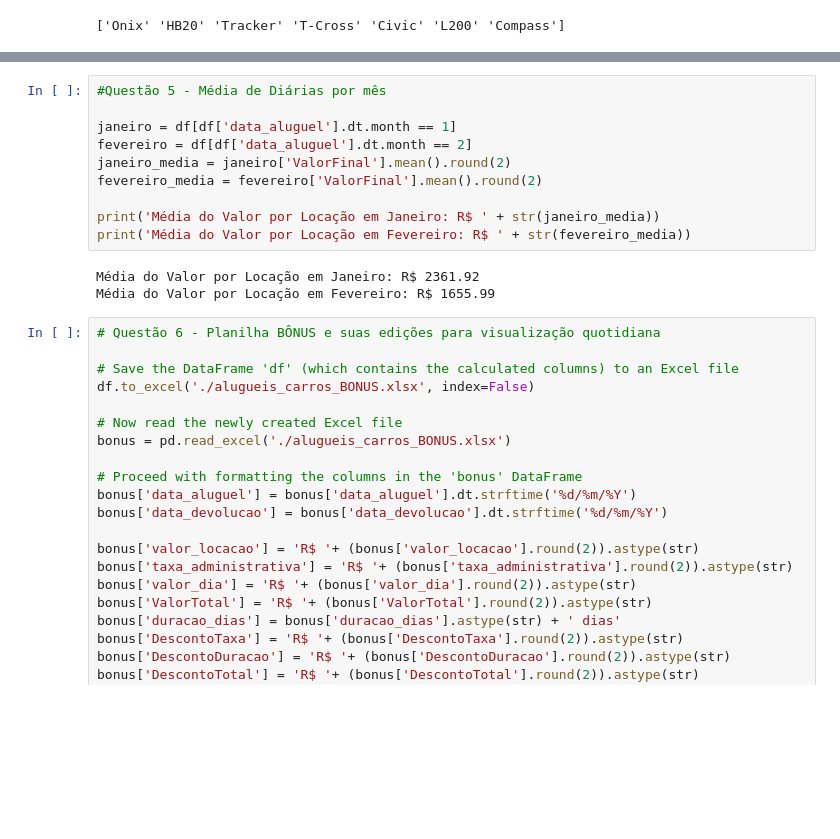
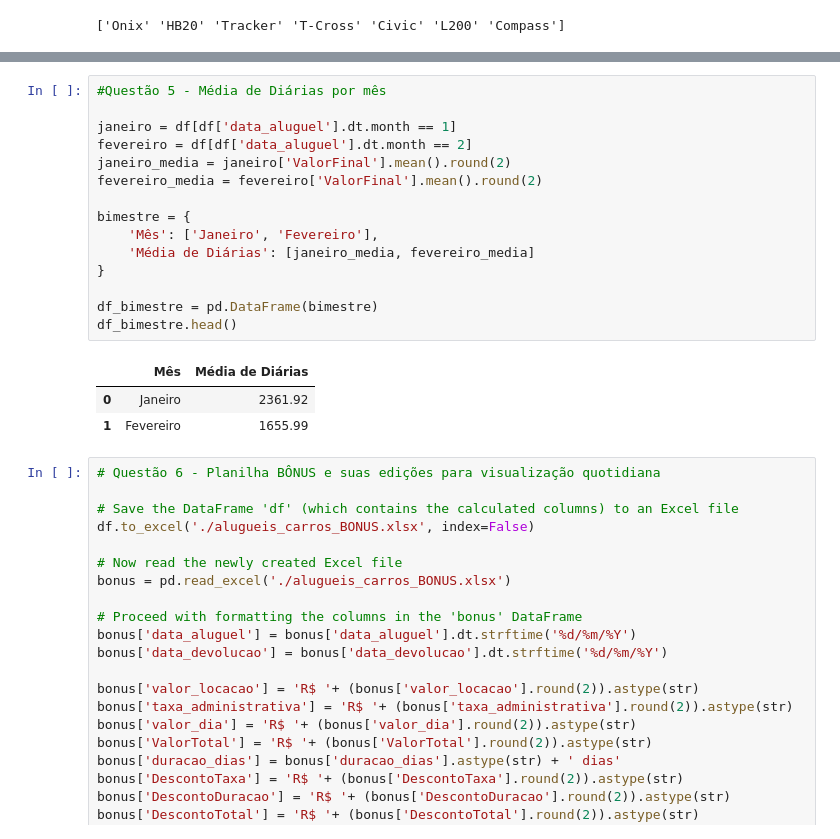
Before and after one commit to ResidenciaSerratecDados/AnaliseDadosPython, a Jupyter notebook: Tempo_Carros/Pandas_Series_Dataframes.ipynb, the cells around one changed output, grey strips where cells are left out. Saved outputs shown, nothing was run; the diff lists cells and outputs as text; blank space fills up the shorter version.

```diff
--- a/Tempo_Carros/Pandas_Series_Dataframes.ipynb
+++ b/Tempo_Carros/Pandas_Series_Dataframes.ipynb
@@ -1167,16 +1173,22 @@ print(grade)
 # %%
 #Questão 5 - Média de Diárias por mês
 
 janeiro = df[df['data_aluguel'].dt.month == 1]
 fevereiro = df[df['data_aluguel'].dt.month == 2]
 janeiro_media = janeiro['ValorFinal'].mean().round(2)
 fevereiro_media = fevereiro['ValorFinal'].mean().round(2)
 
-print('Média do Valor por Locação em Janeiro: R$ ' + str(janeiro_media))
-print('Média do Valor por Locação em Fevereiro: R$ ' + str(fevereiro_media))
+bimestre = {
+    'Mês': ['Janeiro', 'Fevereiro'],
+    'Média de Diárias': [janeiro_media, fevereiro_media]
+}
+
+df_bimestre = pd.DataFrame(bimestre)
+df_bimestre.head()
 # %% [output]
-Média do Valor por Locação em Janeiro: R$ 2361.92
-Média do Valor por Locação em Fevereiro: R$ 1655.99
+|  | Mês | Média de Diárias |
+| 0 | Janeiro | 2361.92 |
+| 1 | Fevereiro | 1655.99 |
 # %%
 # Questão 6 - Planilha BÔNUS e suas edições para visualização quotidiana
 
```
Also changed, not shown: parts of 4 cells of this notebook, 1 other file.
